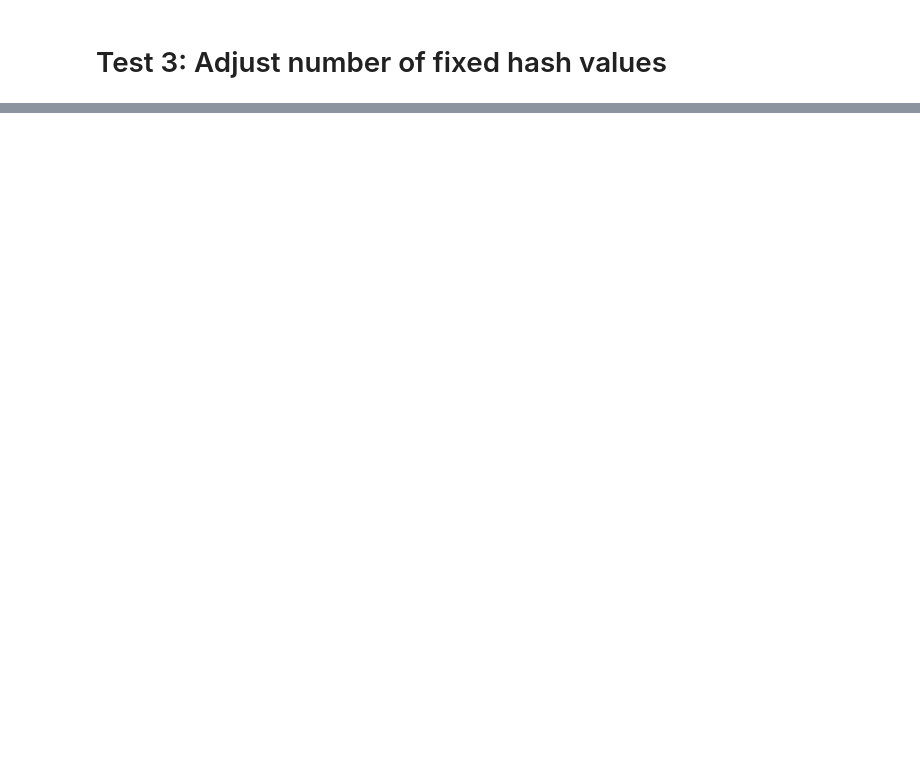
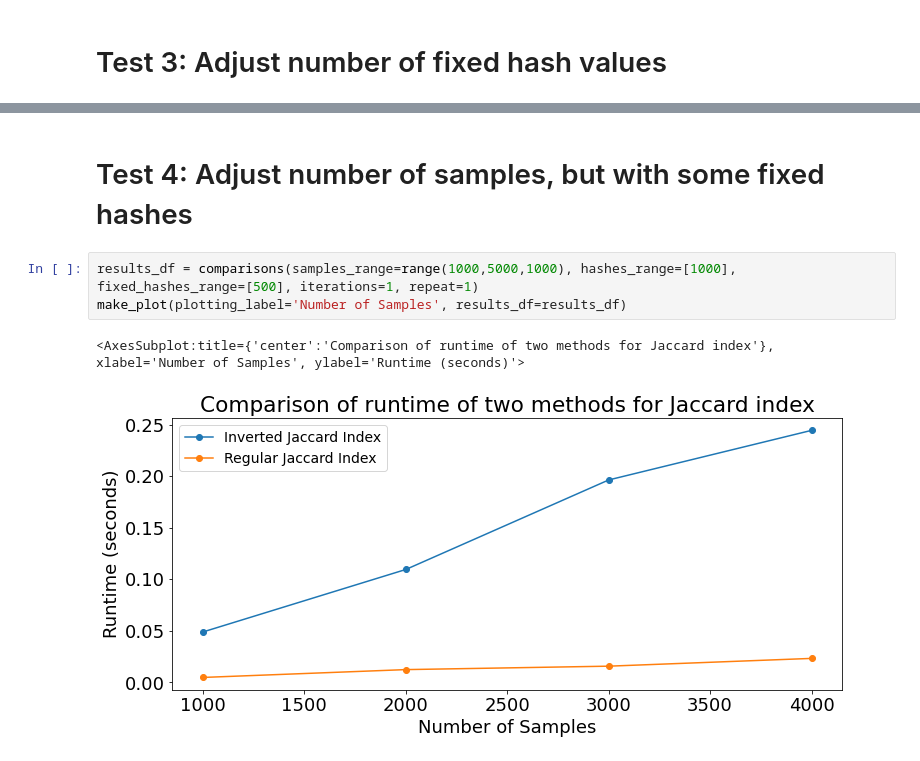
Before and after one commit to apetkau/minhash-indexing-tests, a Jupyter notebook: test-idea-no-union.ipynb, the cells around one changed output, grey strips where cells are left out. Drawn from its saved outputs; the diff is of its cells as text; blank space fills up the shorter version.

```diff
--- a/test-idea-no-union.ipynb
+++ b/test-idea-no-union.ipynb
@@ -298,0 +310,8 @@ make_plot(plotting_label='Number of fixed hashes', results_df=results_df)
+# %% [markdown]
+# Test 4: Adjust number of samples, but with some fixed hashes
+# %%
+results_df = comparisons(samples_range=range(1000,5000,1000), hashes_range=[1000], fixed_hashes_range=[500], iterations=1, repeat=1)
+make_plot(plotting_label='Number of Samples', results_df=results_df)
+# %% [output]
+<AxesSubplot:title={'center':'Comparison of runtime of two methods for Jaccard index'}, xlabel='Number of Samples', ylabel='Runtime (seconds)'>
+[figure, added]
```
Also changed, not shown: parts of 7 cells of this notebook, 1 other file.
